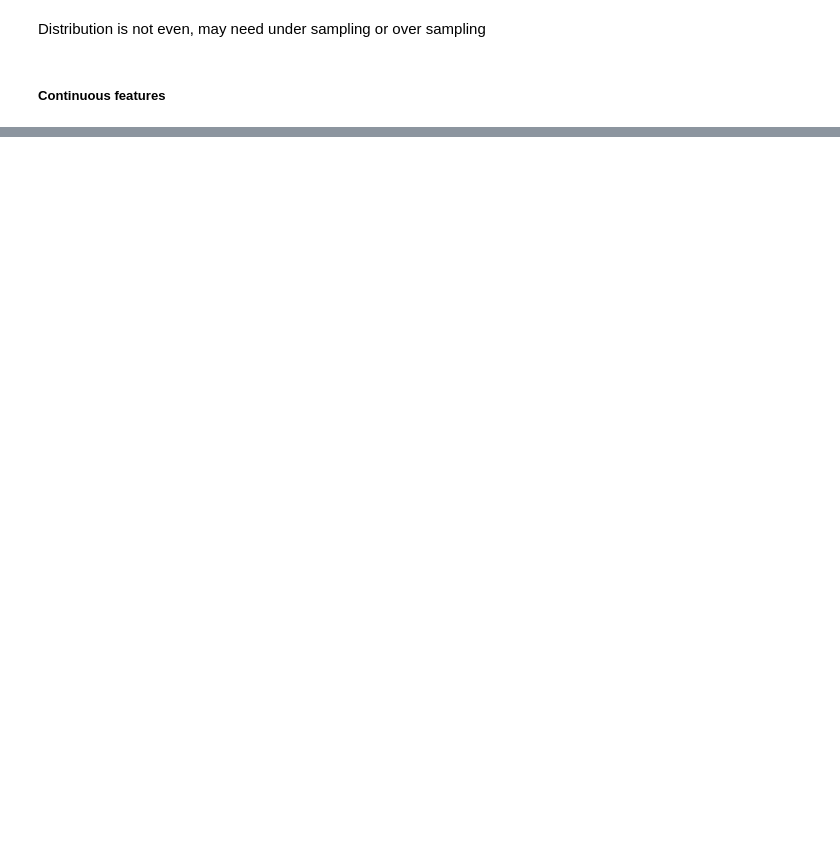
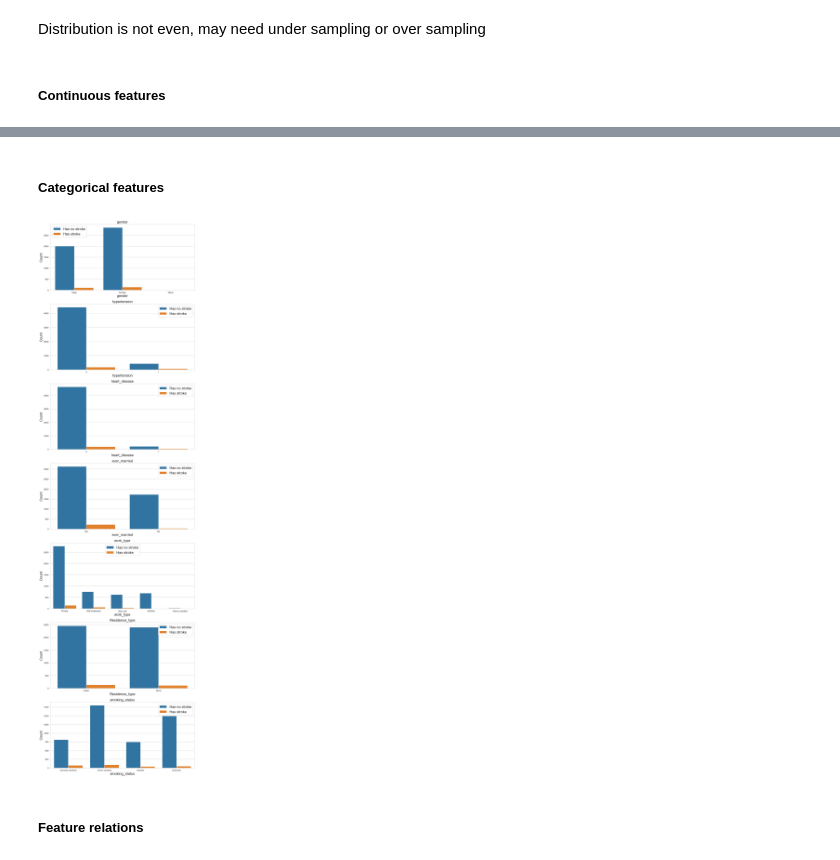
Before and after one commit to PdAlbedo/Stroke_Data_Prediction, a Jupyter notebook: Stroke_Prediction.ipynb, the cells around one changed output, grey strips where cells are left out. Cells and saved outputs as stored; diff of their text form; code cells hidden in the pictures; blank space fills up the shorter version.

```diff
--- a/Stroke_Prediction.ipynb
+++ b/Stroke_Prediction.ipynb
@@ -168,0 +213,23 @@ plt.show()
+# %%
+# Age and glucose/bmi
+fig = plt.figure(figsize = (10, 16), dpi = 100)
+
+ax = fig.add_subplot(2, 1, 1)
+# %% [markdown]
+##### Categorical features
+# %%
+cat_fea = ['gender', 'hypertension', 'heart_disease', 'ever_married', 'work_type', 'Residence_type', 'smoking_status']
+fig = plt.figure(figsize = (10, 35), dpi = 100)
+for i, var in enumerate(cat_fea):
+    ax = fig.add_subplot(7, 1, i + 1)
+    sns.countplot(data = stroke_data, x = var, axes = ax, hue = 'stroke')
+    ax.set_title(var, fontdict = {'fontsize': 16})
+    ax.legend(labels = ['Has no stroke', 'Has stroke'], prop = {'size': 16})
+    ax.set_xlabel(var, fontdict = {'fontsize': 16})
+    ax.set_ylabel('Count', fontdict = {'fontsize': 16})
+fig.tight_layout()
+plt.show()
+# %% [output]
+[figure, added]
+# %% [markdown]
+##### Feature relations
```
Also changed, not shown: parts of 10 cells of this notebook.
